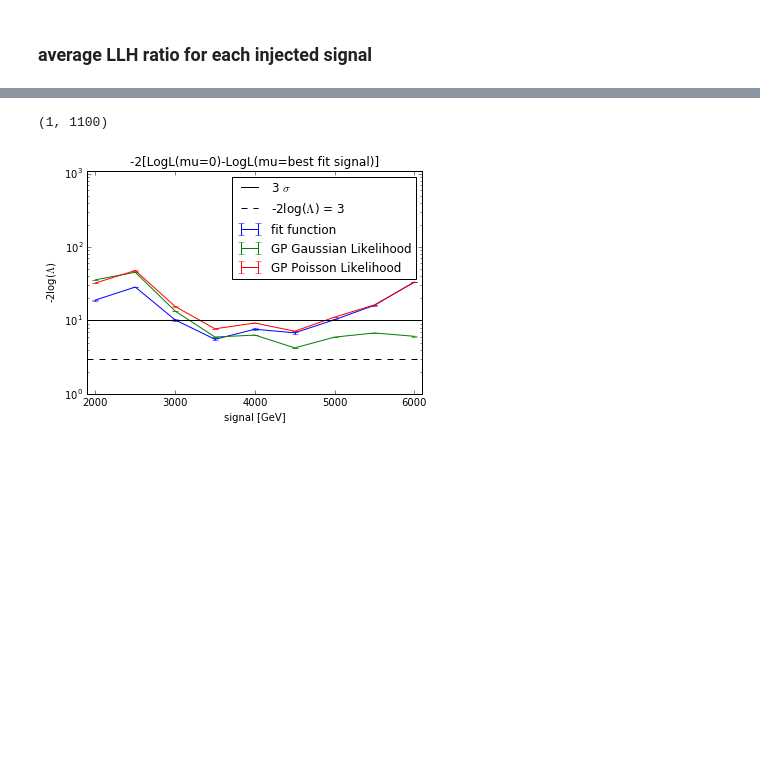
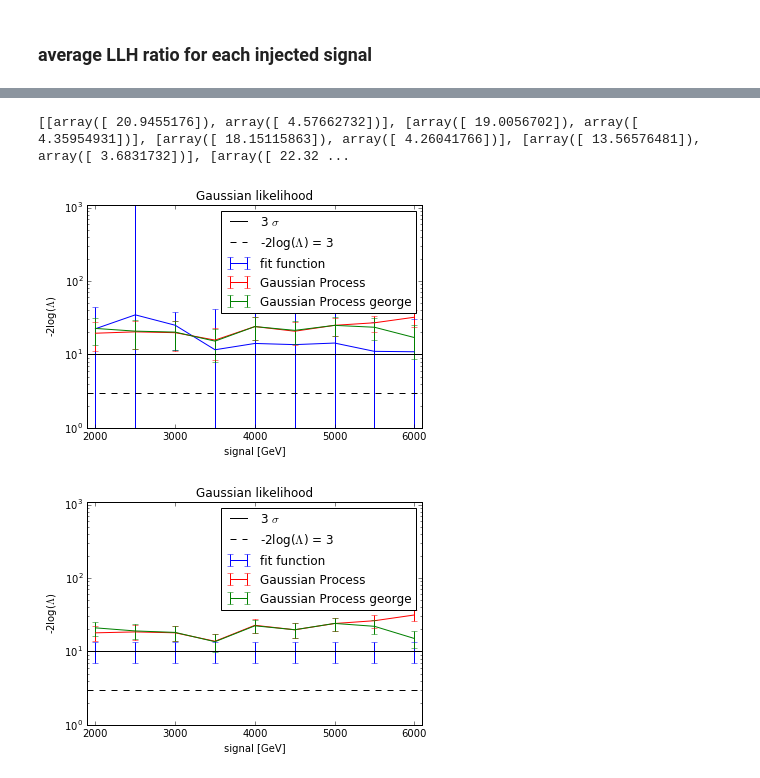
Before and after one commit to mfrate28/GP_Paper, a Jupyter notebook: LLHR-withSignal.ipynb, the cells around one changed output, grey strips where cells are left out. Cells and saved outputs as stored; diff of their text form; code cells hidden in the pictures; blank space fills up the shorter version.

```diff
--- a/LLHR-withSignal.ipynb
+++ b/LLHR-withSignal.ipynb
@@ -18,6 +19,9 @@ from iminuit import Minuit
 import ROOT as r
 from rootpy.plotting import Hist, Hist2D, Legend, Canvas
 import rootpy.plotting.root2matplotlib as rplt
+# %%
+runOnlyGP=False
+runOnlyFF=False
 # %% [markdown]
 ### load inputs
 # %%
@@ -350,9 +450,9 @@ def makePrettyPlots_LLH(GP_LLH, FF_LLH, title, drawchi2=False, xname=r'$\chi^{2}
     ax1.tick_params(axis='x', labelsize=20)
     ax1.set_title(label1, fontsize=20)
     if drawchi2:
-        bf_params, bf_cov = op.curve_fit(ncchi, bin_centers, hGP)
-        print "nc ", bf_params
-        nc_chi = sum(hGP)*dx*ss.ncx2.pdf(bin_centers, 1., bf_params[0]) #bf_params[1]*
+        bf_params_1, bf_cov_1 = op.curve_fit(ncchi, bin_centers, hGP)
+        print "nc ", bf_params_1
+        nc_chi = sum(hGP)*dx*ss.ncx2.pdf(bin_centers, 1., bf_params_1[0]) #bf_params[1]*
         ax1.plot(bin_centers, nc_chi, c='r', linewidth=2)
 
 
@@ -362,12 +462,13 @@ def makePrettyPlots_LLH(GP_LLH, FF_LLH, title, drawchi2=False, xname=r'$\chi^{2}
     ax2.set_xlabel(xname, fontsize=30)
     ax2.set_title(label2, fontsize=20)
     if drawchi2:
-        bf_params, bf_cov = op.curve_fit(ncchi, bin_centers, hFF)
-        print "nc ", bf_params
-        nc_chi = sum(hFF)*dx*ss.ncx2.pdf(bin_centers, 1., bf_params[0]) #bf_params[1]*
+        bf_params_2, bf_cov_2 = op.curve_fit(ncchi, bin_centers, hFF)
+        print "nc ", bf_params_2
+        nc_chi = sum(hFF)*dx*ss.ncx2.pdf(bin_centers, 1., bf_params_2[0]) #bf_params[1]*
         ax2.plot(bin_centers, nc_chi, c='r', linewidth=3)
 
     plt.show()
+    return bf_params_1, bf_params_2
 # %% [markdown]
 ### Poisson likelihood to use for Gaussian Process, for 3 parameter fit functions, 3 parameter fit function with signal strength parameter, 5 parameter fit function, and 5 parameter fit function with signal strength parameter.
 # %%
@@ -649,5 +750,3 @@ def fit_gp_tempSig_fixedH_minuit(lnprob, Print = True):
     return minLLH, best_fit_params
 # %% [markdown]
 ### fit Gaussian Process background only and background plus signal on toys with injected signal. Check Poisson likelihood as well as george Gaussian likelihood. Hyperparameters and mean function parameters are fixed
-# %%
-standardParamSets = [(1500,2000,250), (15, 6000,250)]
@@ -1043,19 +1499,38 @@ for m in msignals:
 # %%
-msignals = [standardParamSets[i][1] for i in range(len(standardParamSets))]
-plt.figure()
-plt.errorbar(msignals, [FFlist3b[i][0] for i in range(len(msignals))], yerr = [FFlist3b[i][1] for i in range(len(msignals))], color="b", label="fit function")
-plt.errorbar(msignals, [GPlistb[i][0] for i in range(len(msignals))], yerr = [GPlistb[i][1] for i in range(len(msignals))], color="g", label="GP Gaussian Likelihood")
-plt.errorbar(msignals, [GPlistPb[i][0] for i in range(len(msignals))], yerr = [GPlistPb[i][1] for i in range(len(msignals))], color="r", label="GP Poisson Likelihood")
-plt.plot([1900,6100], 10*np.ones(2), c='black', label=r'3 $\sigma$')
-plt.plot([1900,6100], 3*np.ones(2), c='black', ls='--', label=r"-2log($\Lambda$) = 3")
+if runOnlyGP or runOnlyFF: pass
+else:
+    msignals = [standardParamSets[i][1] for i in range(len(standardParamSets))]
+    plt.figure()
+    plt.errorbar(msignals, [FFlist3G[i][0] for i in range(len(msignals))], yerr = [FFlist3G[i][1] for i in range(len(msignals))], color="b", label="fit function")
+    plt.errorbar(msignals, [GPlistG[i][0] for i in range(len(msignals))], yerr = [GPlistG[i][1] for i in range(len(msignals))], color="r", label="Gaussian Process")
+    plt.errorbar(msignals, [GPlist[i][0] for i in range(len(msignals))], yerr = [GPlist[i][1] for i in range(len(msignals))], color="g", label="Gaussian Process george")
+    plt.plot([1900,6100], 10*np.ones(2), c='black', label=r'3 $\sigma$')
+    plt.plot([1900,6100], 3*np.ones(2), c='black', ls='--', label=r"-2log($\Lambda$) = 3")
 
-plt.xlabel("signal [GeV]")
-plt.yscale('log', nonposy="clip")
-plt.xlim([1900, 6100])
-plt.title("-2[LogL(mu=0)-LogL(mu=best fit signal)]")
-plt.ylabel(r"-2log($\Lambda$)")
-plt.legend(loc=1)
-plt.ylim([1, 1100])
+    plt.xlabel("signal [GeV]")
+    plt.yscale('log', nonposy="clip")
+    plt.xlim([1900, 6100])
+    plt.title("Gaussian likelihood")
+    plt.ylabel(r"-2log($\Lambda$)")
+    plt.legend(loc=1)
+    plt.ylim([1, 1100])
+
+    plt.figure()
+    plt.errorbar(msignals, [FFlist3G_chi[i][0] for i in range(len(msignals))], yerr = [FFlist3G_chi[i][1] for i in range(len(msignals))], color="b", label="fit function")
+    plt.errorbar(msignals, [GPlistG_chi[i][0] for i in range(len(msignals))], yerr = [GPlistG_chi[i][1] for i in range(len(msignals))], color="r", label="Gaussian Process")
+    plt.errorbar(msignals, [GPlist_chi[i][0] for i in range(len(msignals))], yerr = [GPlist_chi[i][1] for i in range(len(msignals))], color="g", label="Gaussian Process george")
+    plt.plot([1900,6100], 10*np.ones(2), c='black', label=r'3 $\sigma$')
+    plt.plot([1900,6100], 3*np.ones(2), c='black', ls='--', label=r"-2log($\Lambda$) = 3")
+
+    plt.xlabel("signal [GeV]")
+    plt.yscale('log', nonposy="clip")
+    plt.xlim([1900, 6100])
+    plt.title("Gaussian likelihood")
+    plt.ylabel(r"-2log($\Lambda$)")
+    plt.legend(loc=1)
+    plt.ylim([1, 1100])
+    print GPlist_chi
 # %% [output]
-(1, 1100)
+[[array([ 20.9455176]), array([ 4.57662732])], [array([ 19.0056702]), array([ 4.35954931])], [array([ 18.15115863]), array([ 4.26041766])], [array([ 13.56576481]), array([ 3.6831732])], [array([ 22.32 ...
-[figure, old version]
+[figure, new version]
+[figure, added]
```
Also changed, not shown: parts of 25 cells of this notebook, 6 other files.
